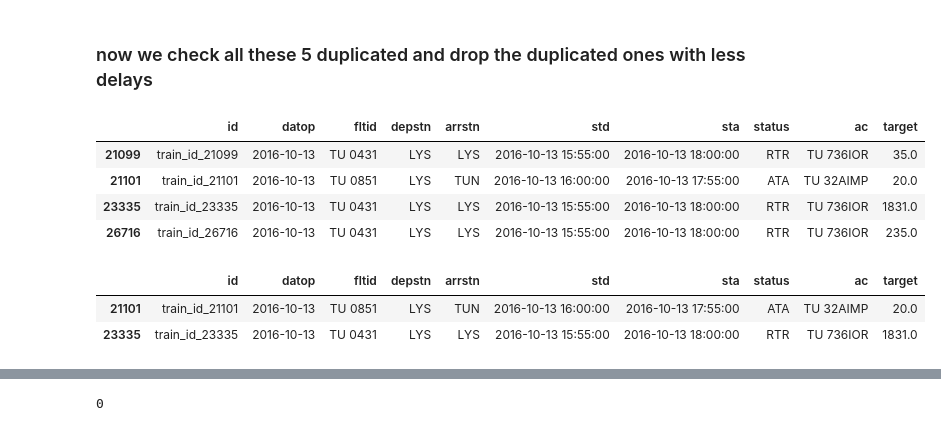
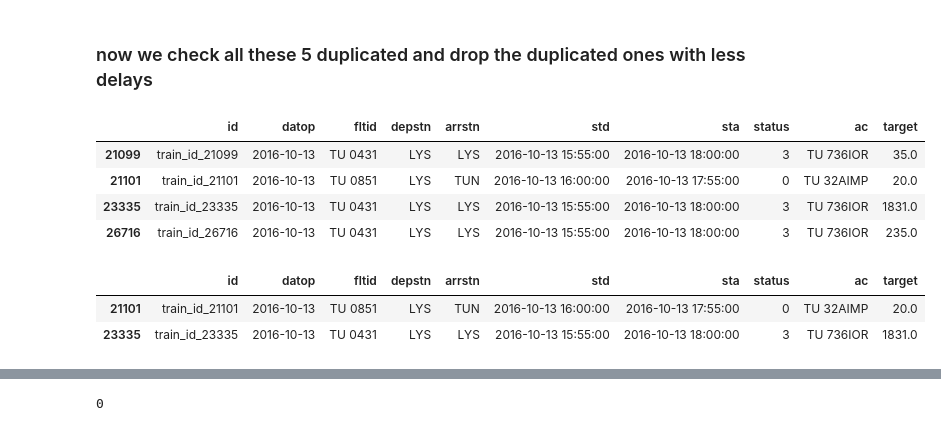
Before and after one commit to edierik/ml_project_flight_delay, a Jupyter notebook: EDA_Modeling_Flight_Delay.ipynb, the cells around one changed output, grey strips where cells are left out. Saved outputs shown, nothing was run; the diff lists cells and outputs as text; code cells hidden in the pictures.

```diff
--- a/EDA_Modeling_Flight_Delay.ipynb
+++ b/EDA_Modeling_Flight_Delay.ipynb
@@ -222,7 +225,12 @@ df=df.astype({'fltid' :'string'} )
 df=df.astype({'depstn' :'string'})
 # %%
 df=df.astype({'arrstn' : 'string'})
-# %%
-df=df.astype({'status': 'string'})
 # %%
 df=df.astype({'ac' :'string'})
+# %%
+# Replacing Categorical to Numerical
+# Label encoder function On Embarked
+
+encoder = LabelEncoder()
+df.status =encoder.fit_transform(df.status)
+df.head(5)
@@ -293,21 +305,21 @@ df_copy[df_copy.duplicated()]
 df[(df.datop == '2016-10-13') & (df.depstn == 'LYS')]
 # %% [output]
 |  | id | datop | fltid | depstn | arrstn | std | sta | status | ac | target |
-| 21099 | train_id_21099 | 2016-10-13 | TU 0431 | LYS | LYS | 2016-10-13 15:55:00 | 2016-10-13 18:00:00 | RTR | TU 736IOR | 35.0 |
-| 21101 | train_id_21101 | 2016-10-13 | TU 0851 | LYS | TUN | 2016-10-13 16:00:00 | 2016-10-13 17:55:00 | ATA | TU 32AIMP | 20.0 |
-| 23335 | train_id_23335 | 2016-10-13 | TU 0431 | LYS | LYS | 2016-10-13 15:55:00 | 2016-10-13 18:00:00 | RTR | TU 736IOR | 1831.0 |
-| 26716 | train_id_26716 | 2016-10-13 | TU 0431 | LYS | LYS | 2016-10-13 15:55:00 | 2016-10-13 18:00:00 | RTR | TU 736IOR | 235.0 |
+| 21099 | train_id_21099 | 2016-10-13 | TU 0431 | LYS | LYS | 2016-10-13 15:55:00 | 2016-10-13 18:00:00 | 3 | TU 736IOR | 35.0 |
+| 21101 | train_id_21101 | 2016-10-13 | TU 0851 | LYS | TUN | 2016-10-13 16:00:00 | 2016-10-13 17:55:00 | 0 | TU 32AIMP | 20.0 |
+| 23335 | train_id_23335 | 2016-10-13 | TU 0431 | LYS | LYS | 2016-10-13 15:55:00 | 2016-10-13 18:00:00 | 3 | TU 736IOR | 1831.0 |
+| 26716 | train_id_26716 | 2016-10-13 | TU 0431 | LYS | LYS | 2016-10-13 15:55:00 | 2016-10-13 18:00:00 | 3 | TU 736IOR | 235.0 |
 # %%
 # dropping the 2 least minute target delay rows from the duplications
-df_clean=df.copy()
-df_clean=df_clean.drop(index=[21099 , 26716])
+
+df=df.drop(index=[21099 , 26716])
 # %%
 # 2
-df_clean[(df_clean.datop == '2016-10-13') & (df_clean.depstn == 'LYS')]
+df[(df.datop == '2016-10-13') & (df.depstn == 'LYS')]
 # %% [output]
 |  | id | datop | fltid | depstn | arrstn | std | sta | status | ac | target |
-| 21101 | train_id_21101 | 2016-10-13 | TU 0851 | LYS | TUN | 2016-10-13 16:00:00 | 2016-10-13 17:55:00 | ATA | TU 32AIMP | 20.0 |
-| 23335 | train_id_23335 | 2016-10-13 | TU 0431 | LYS | LYS | 2016-10-13 15:55:00 | 2016-10-13 18:00:00 | RTR | TU 736IOR | 1831.0 |
+| 21101 | train_id_21101 | 2016-10-13 | TU 0851 | LYS | TUN | 2016-10-13 16:00:00 | 2016-10-13 17:55:00 | 0 | TU 32AIMP | 20.0 |
+| 23335 | train_id_23335 | 2016-10-13 | TU 0431 | LYS | LYS | 2016-10-13 15:55:00 | 2016-10-13 18:00:00 | 3 | TU 736IOR | 1831.0 |
 # %%
 # 3
 df[(df.datop == '2016-10-13') & (df.depstn == 'TUN') & (df.arrstn == 'TUN')]
```
Also changed, not shown: parts of 41 cells of this notebook.
